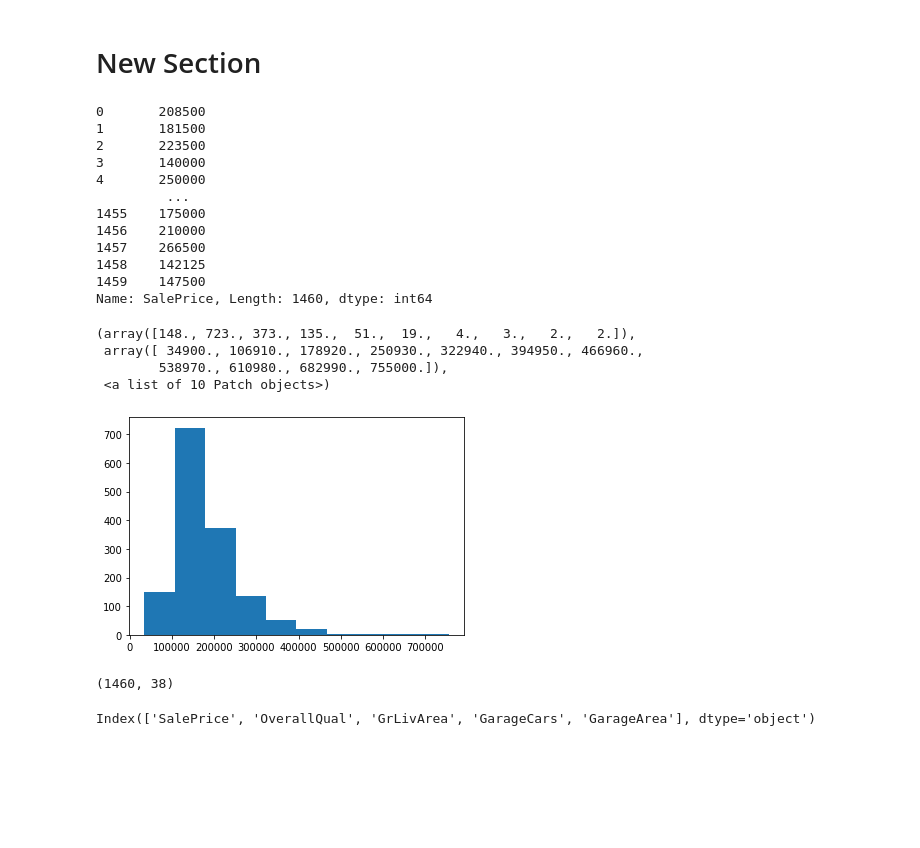
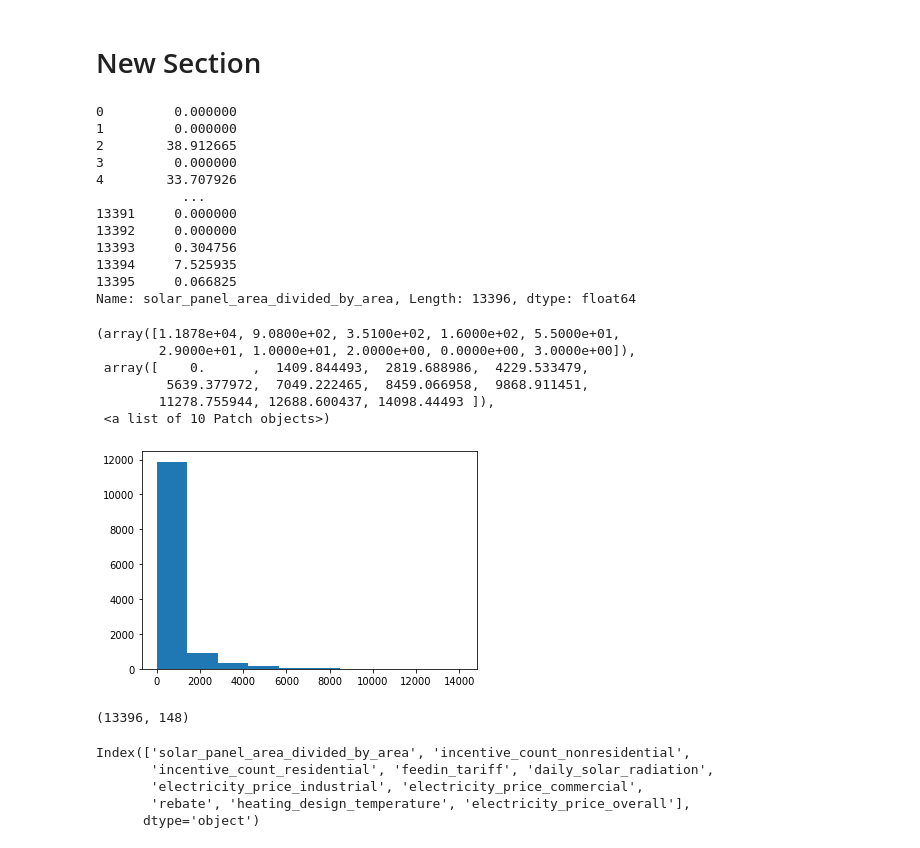
Before and after one commit to jennyryao/final_project, a Jupyter notebook: predict_solar_rooftops.ipynb, the cells around one changed output. Saved outputs shown, nothing was run; the diff lists cells and outputs as text; code cells hidden in the pictures; blank space fills up the shorter version.

```diff
--- a/predict_solar_rooftops.ipynb
+++ b/predict_solar_rooftops.ipynb
@@ -40,0 +26,18 @@ train.head()
+# %%
+#url = "https://raw.githubusercontent.com/jennyryao/PS4HouseDataExercise/master/train.csv"
+#url = "https://drive.google.com/file/d/1K_HNMF2Gv7XkKLlMbu3Snww5syyDg-oQ/view?usp=sharing"
+#url = "https://www.dropbox.com/s/l12sey5zn41zteg/df_train.csv?dl=0"
+url = "https://raw.githubusercontent.com/jennyryao/final_project/main/df_test.csv"
+data = pd.read_csv(url)
+data.shape
+
+#drop infinity
+data.replace([np.inf, -np.inf], np.nan, inplace=True)
+#data = data.replace([np.inf, -np.inf], np.nan)
+data = data.dropna()
+data = data.reset_index()
+data.isnull().any().any()
+
+train = data.iloc[:,:]
+train.to_json('trainingdata.json')
+train.head()
@@ -41,41 +52,47 @@ train.head()
 # %% [markdown]
 # New Section
 # %%
-# investigate Sale Price
-train['SalePrice']
+# investigate solar area %
+train['solar_panel_area_divided_by_area']
 # %% [output]
-0       208500
-1       181500
-2       223500
-3       140000
-4       250000
-         ...
-1455    175000
-1456    210000
-1457    266500
-1458    142125
-1459    147500
-Name: SalePrice, Length: 1460, dtype: int64
+0         0.000000
+1         0.000000
+2        38.912665
+3         0.000000
+4        33.707926
+           ...
+13391     0.000000
+13392     0.000000
+13393     0.304756
+13394     7.525935
+13395     0.066825
+Name: solar_panel_area_divided_by_area, Length: 13396, dtype: float64
 # %%
 # plot hist
-plt.hist(train['SalePrice'])
+plt.hist(train['solar_panel_area_divided_by_area'])
 # %% [output]
-(array([148., 723., 373., 135.,  51.,  19.,   4.,   3.,   2.,   2.]),
- array([ 34900., 106910., 178920., 250930., 322940., 394950., 466960.,
-        538970., 610980., 682990., 755000.]),
+(array([1.1878e+04, 9.0800e+02, 3.5100e+02, 1.6000e+02, 5.5000e+01,
+        2.9000e+01, 1.0000e+01, 2.0000e+00, 0.0000e+00, 3.0000e+00]),
+ array([    0.      ,  1409.844493,  2819.688986,  4229.533479,
+         5639.377972,  7049.222465,  8459.066958,  9868.911451,
+        11278.755944, 12688.600437, 14098.44493 ]),
  <a list of 10 Patch objects>)
-[figure, old version]
+[figure, new version]
 # %%
 # select numeric columns
 # calculate correlation factor
 numeric = train.select_dtypes(include=[np.number])
 numeric.shape
 # %% [output]
-(1460, 38)
+(13396, 148)
 # %%
 corr = numeric.corr()
-cols = corr['SalePrice'].sort_values(ascending=False)[0:5].index
+cols = corr['solar_panel_area_divided_by_area'].sort_values(ascending=False)[0:10].index
 cols
 # %% [output]
-Index(['SalePrice', 'OverallQual', 'GrLivArea', 'GarageCars', 'GarageArea'], dtype='object')
+Index(['solar_panel_area_divided_by_area', 'incentive_count_nonresidential',
+       'incentive_count_residential', 'feedin_tariff', 'daily_solar_radiation',
+       'electricity_price_industrial', 'electricity_price_commercial',
+       'rebate', 'heating_design_temperature', 'electricity_price_overall'],
+      dtype='object')
 # %%
```
Also changed, not shown: parts of 9 cells of this notebook.
